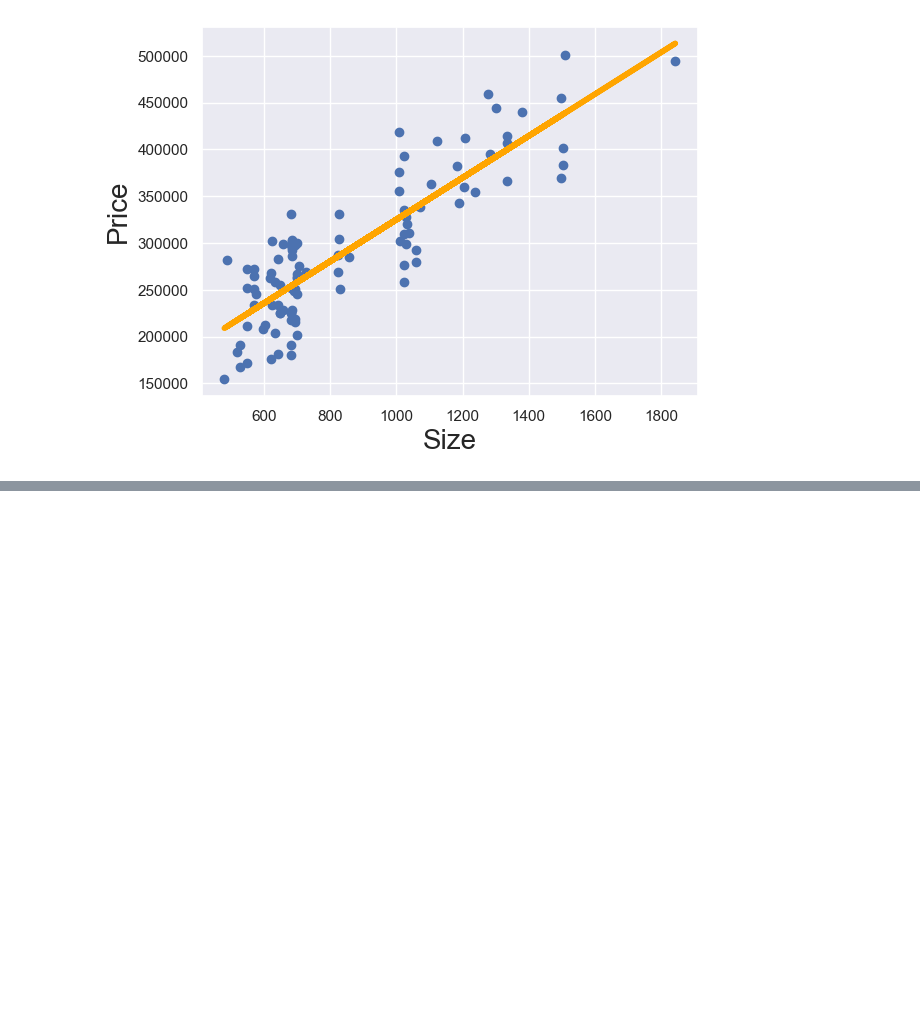
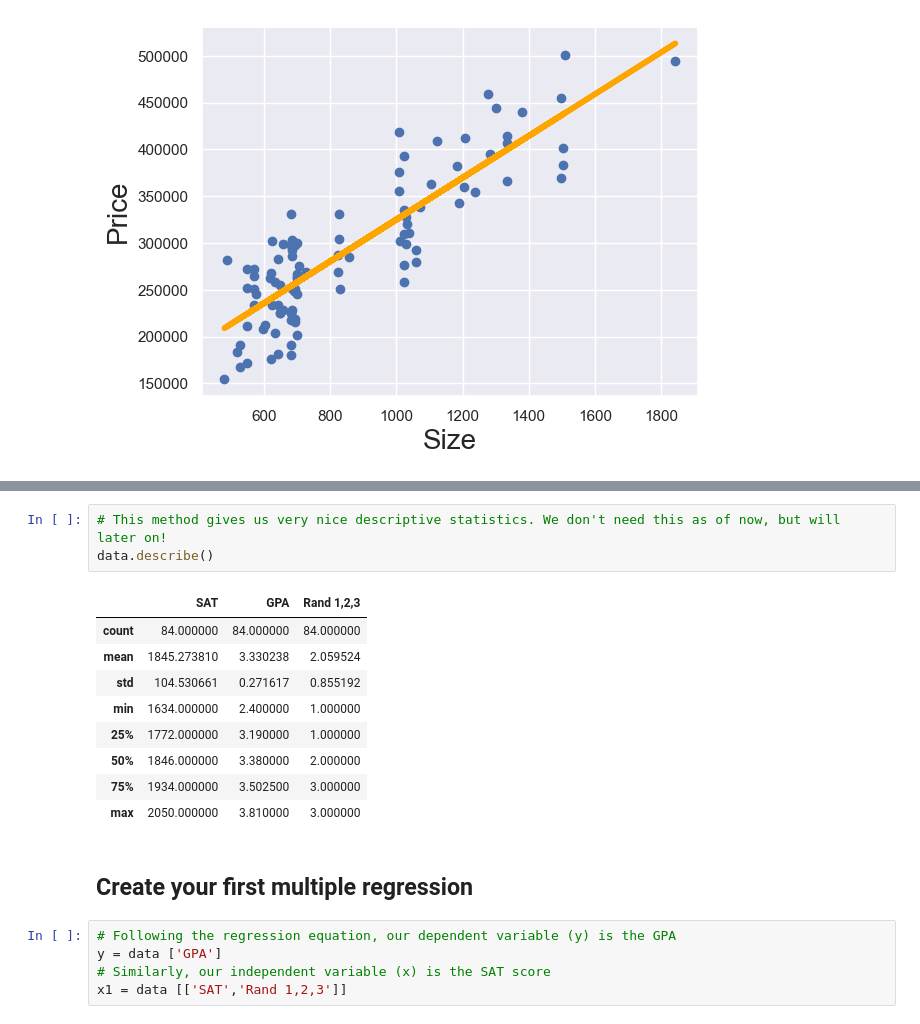
Before and after one commit to Trunkg0d/Complete-Data-Science-Tutorial, a Jupyter notebook: Python_Resource.ipynb, the cells around one changed output, grey strips where cells are left out. Drawn from its saved outputs; the diff is of its cells as text; blank space fills up the shorter version.

```diff
--- a/Python_Resource.ipynb
+++ b/Python_Resource.ipynb
@@ -631,0 +656,20 @@ plt.show()
+# %%
+# This method gives us very nice descriptive statistics. We don't need this as of now, but will later on!
+data.describe()
+# %% [output]
+|  | SAT | GPA | Rand 1,2,3 |
+| count | 84.000000 | 84.000000 | 84.000000 |
+| mean | 1845.273810 | 3.330238 | 2.059524 |
+| std | 104.530661 | 0.271617 | 0.855192 |
+| min | 1634.000000 | 2.400000 | 1.000000 |
+| 25% | 1772.000000 | 3.190000 | 1.000000 |
+| 50% | 1846.000000 | 3.380000 | 2.000000 |
+| 75% | 1934.000000 | 3.502500 | 3.000000 |
+| max | 2050.000000 | 3.810000 | 3.000000 |
+# %% [markdown]
+## Create your first multiple regression
+# %%
+# Following the regression equation, our dependent variable (y) is the GPA
+y = data ['GPA']
+# Similarly, our independent variable (x) is the SAT score
+x1 = data [['SAT','Rand 1,2,3']]
```
Also changed, not shown: parts of 19 cells of this notebook.
